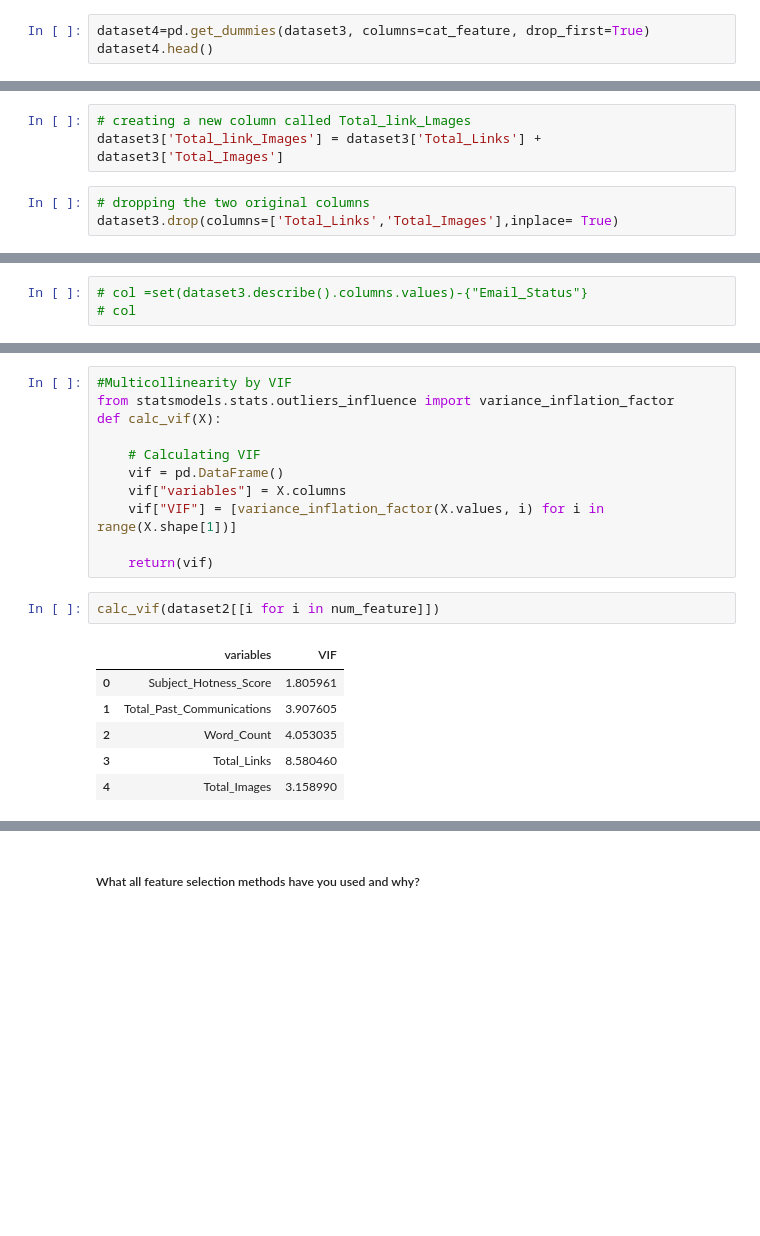
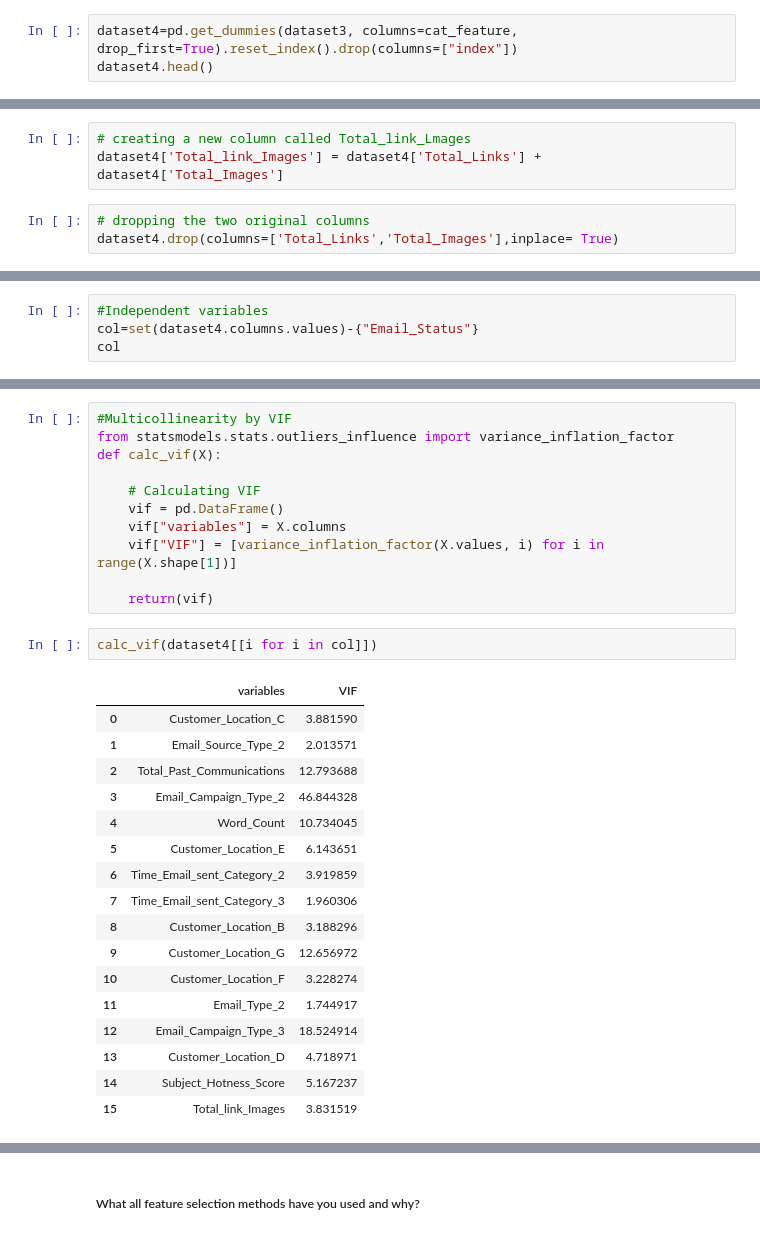
Before and after one commit to Shreya-data/Email-Campaign-Effectiveness-prediction, a Jupyter notebook: Untitled.ipynb, the cells around one changed output, grey strips where cells are left out. Drawn from its saved outputs; the diff is of its cells as text; blank space fills up the shorter version.

```diff
--- a/Untitled.ipynb
+++ b/Untitled.ipynb
@@ -767,6 +826,6 @@ number of rows are 51743 before removal of outliers
 # %% [markdown]
 ### 3. Categorical Encoding
 # %%
-dataset4=pd.get_dummies(dataset3, columns=cat_feature, drop_first=True)
+dataset4=pd.get_dummies(dataset3, columns=cat_feature, drop_first=True).reset_index().drop(columns=["index"])
 dataset4.head()
 # %% [output]
@@ -788,7 +853,7 @@ dataset4.shape
 We previously saw that there are highly correlated numeric features. 'Total_Links' and 'Total_Images'. We can combine these two features to create a new feature and drop the original features.
 # %%
 # creating a new column called Total_link_Lmages
-dataset3['Total_link_Images'] = dataset3['Total_Links'] + dataset3['Total_Images']
+dataset4['Total_link_Images'] = dataset4['Total_Links'] + dataset4['Total_Images']
 # %%
 # dropping the two original columns
-dataset3.drop(columns=['Total_Links','Total_Images'],inplace= True)
+dataset4.drop(columns=['Total_Links','Total_Images'],inplace= True)
@@ -804,5 +870,6 @@ dataset3.head()
 # %% [markdown]
 #### 2. Feature Selection
 # %%
-# col =set(dataset3.describe().columns.values)-{"Email_Status"}
-# col
+#Independent variables
+col=set(dataset4.columns.values)-{"Email_Status"}
+col
@@ -818,12 +910,23 @@ def calc_vif(X):
 
     return(vif)
 # %%
-calc_vif(dataset2[[i for i in num_feature]])
+calc_vif(dataset4[[i for i in col]])
 # %% [output]
 |  | variables | VIF |
-| 0 | Subject_Hotness_Score | 1.805961 |
-| 1 | Total_Past_Communications | 3.907605 |
-| 2 | Word_Count | 4.053035 |
-| 3 | Total_Links | 8.580460 |
-| 4 | Total_Images | 3.158990 |
+| 0 | Customer_Location_C | 3.881590 |
+| 1 | Email_Source_Type_2 | 2.013571 |
+| 2 | Total_Past_Communications | 12.793688 |
+| 3 | Email_Campaign_Type_2 | 46.844328 |
+| 4 | Word_Count | 10.734045 |
+| 5 | Customer_Location_E | 6.143651 |
+| 6 | Time_Email_sent_Category_2 | 3.919859 |
+| 7 | Time_Email_sent_Category_3 | 1.960306 |
+| 8 | Customer_Location_B | 3.188296 |
+| 9 | Customer_Location_G | 12.656972 |
+| 10 | Customer_Location_F | 3.228274 |
+| 11 | Email_Type_2 | 1.744917 |
+| 12 | Email_Campaign_Type_3 | 18.524914 |
+| 13 | Customer_Location_D | 4.718971 |
+| 14 | Subject_Hotness_Score | 5.167237 |
+| 15 | Total_link_Images | 3.831519 |
 # %%
```
Also changed, not shown: parts of 72 cells of this notebook.
